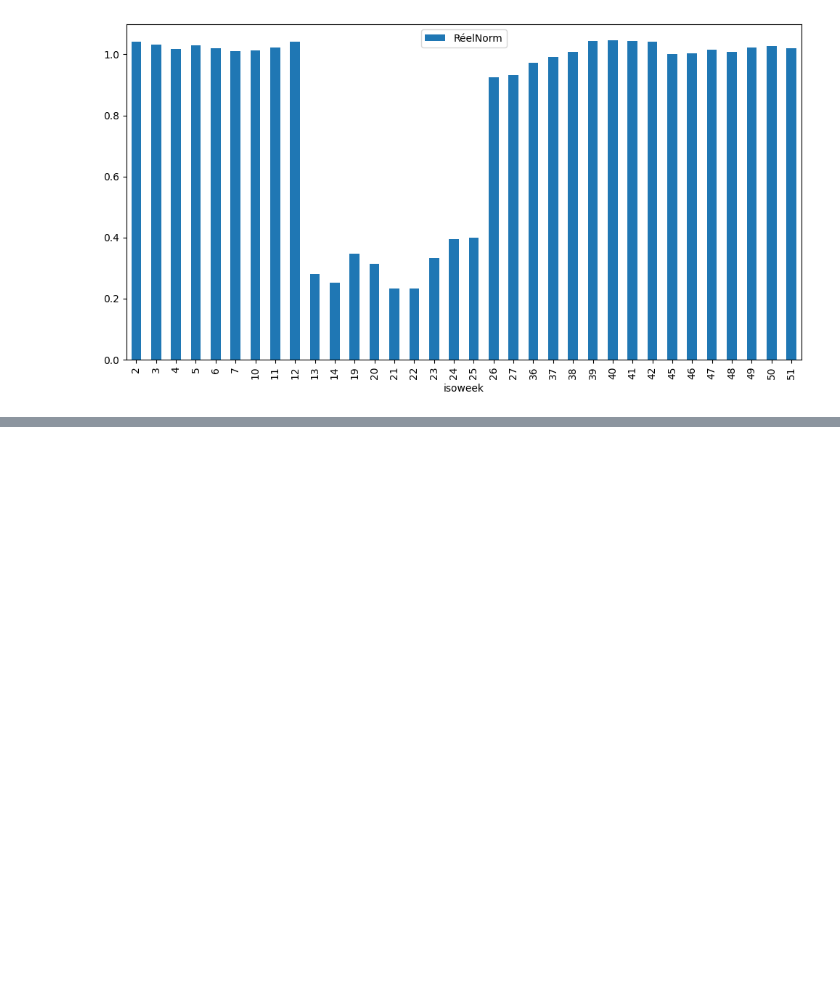
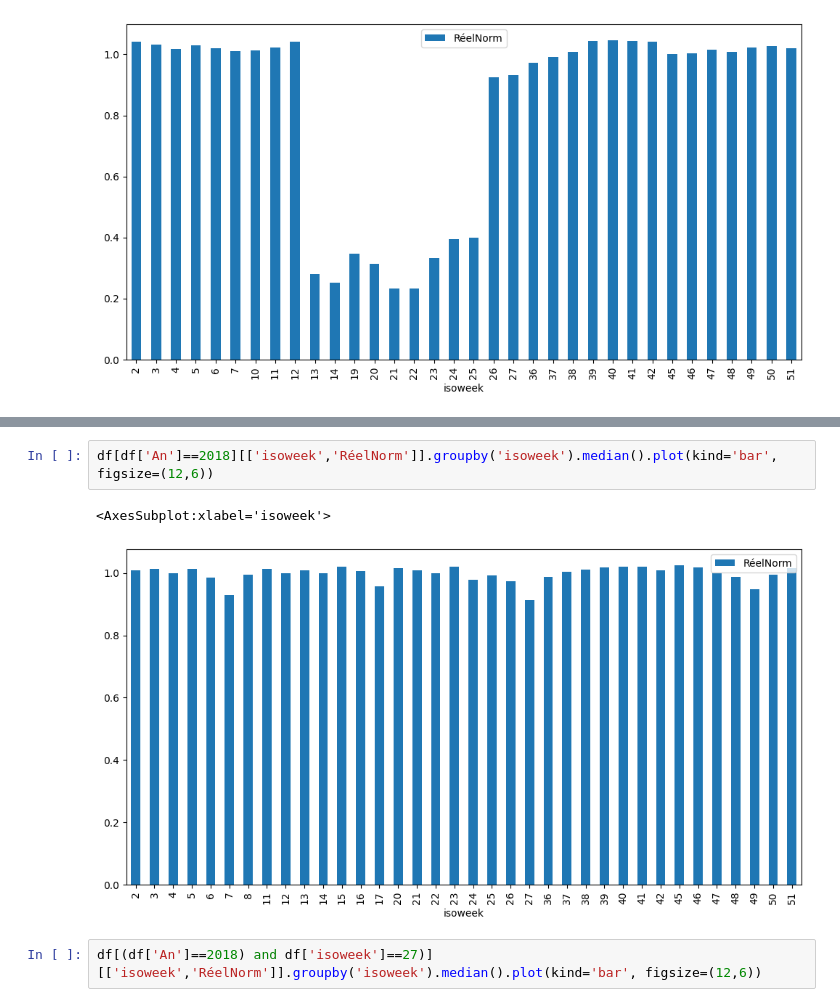
Before and after one commit to ericbertrand8686/Simplon_E1_EricBertrand_GaspillageCantine, a Jupyter notebook: AnalyseDescriptive.ipynb, the cells around one changed output, grey strips where cells are left out. Cells and saved outputs as stored; diff of their text form; blank space fills up the shorter version.

```diff
--- a/AnalyseDescriptive.ipynb
+++ b/AnalyseDescriptive.ipynb
@@ -344,0 +350,7 @@ df[df['An']==2020][['isoweek','RéelNorm']].groupby('isoweek').median().plot(kin
+# %%
+df[df['An']==2018][['isoweek','RéelNorm']].groupby('isoweek').median().plot(kind='bar', figsize=(12,6))
+# %% [output]
+<AxesSubplot:xlabel='isoweek'>
+[figure, added]
+# %%
+df[(df['An']==2018) and df['isoweek']==27)][['isoweek','RéelNorm']].groupby('isoweek').median().plot(kind='bar', figsize=(12,6))
```
Also changed, not shown: parts of 2 cells of this notebook, 4 other files.
